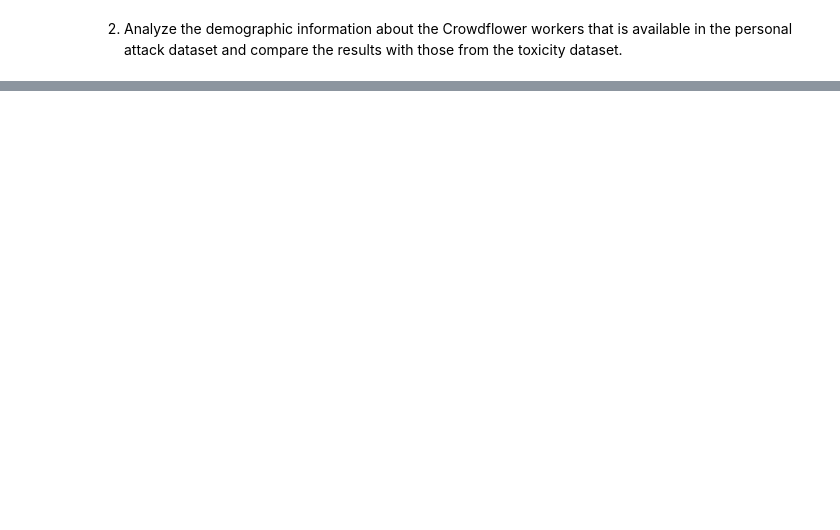
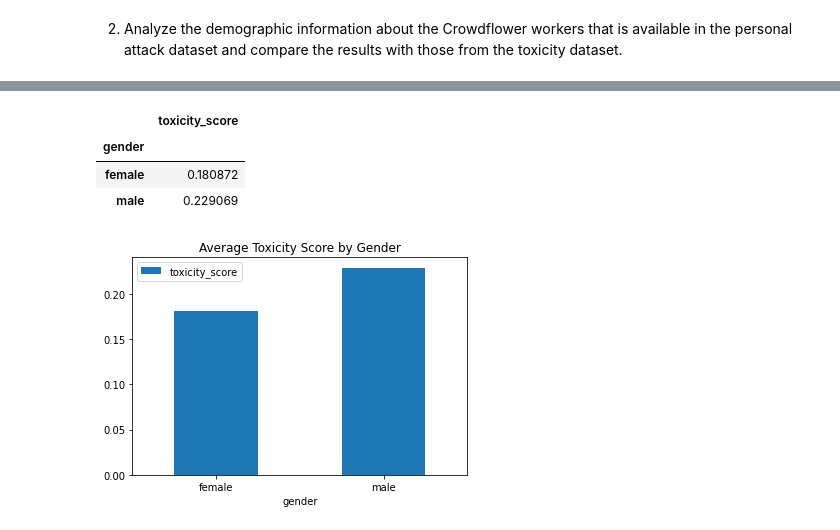
Before and after one commit to qye25/data-512, a Jupyter notebook: data-512-a2/hcds-a2-data-bias.ipynb, the cells around one changed output, grey strips where cells are left out. Cells and saved outputs as stored; diff of their text form; code cells hidden in the pictures; blank space fills up the shorter version.

```diff
--- a/data-512-a2/hcds-a2-data-bias.ipynb
+++ b/data-512-a2/hcds-a2-data-bias.ipynb
@@ -94,0 +96,3 @@ toxicity_merged
+# %%
+toxicity_worker = toxicity_worker.dropna()
+toxicity_worker
@@ -308,0 +336,13 @@ display(att_pivot)
+# %%
+tox_pivot = pd.pivot_table(toxicity_worker[toxicity_worker.gender != 'other'], values='toxicity_score', index=['gender'])
+display(tox_pivot)
+tox_pivot.plot(kind = 'bar', rot = 0)
+plt.title('Average Toxicity Score by Gender')
+plt.savefig('image/Average Toxicity.jpg')
+plt.show()
+# %% [output]
+|  | toxicity_score |
+| gender |  |
+| female | 0.180872 |
+| male | 0.229069 |
+[figure, added]
```
Also changed, not shown: parts of 23 cells of this notebook.
